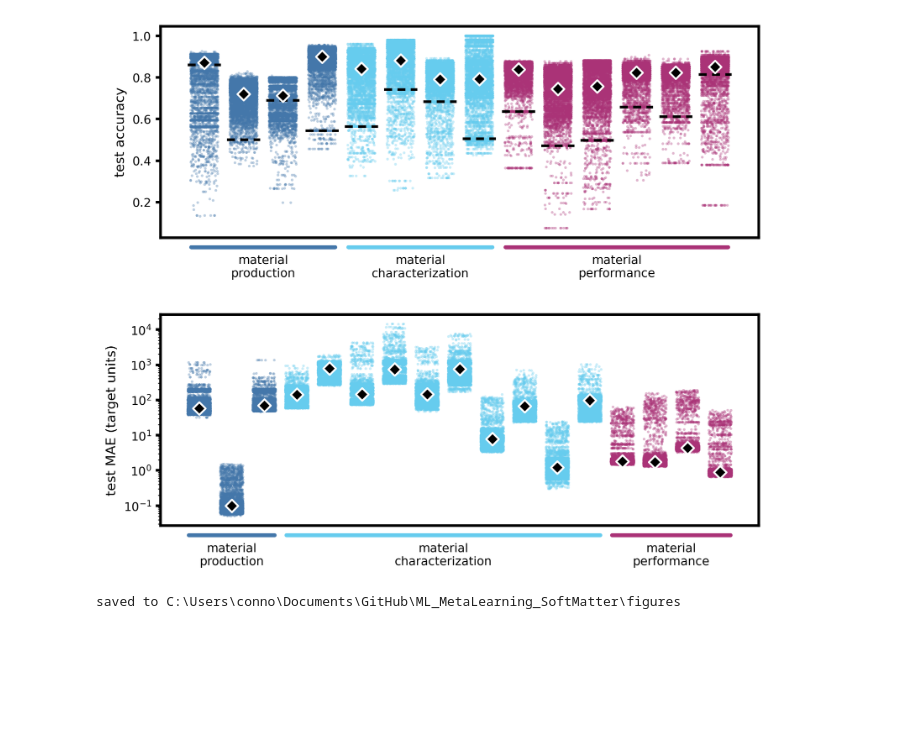
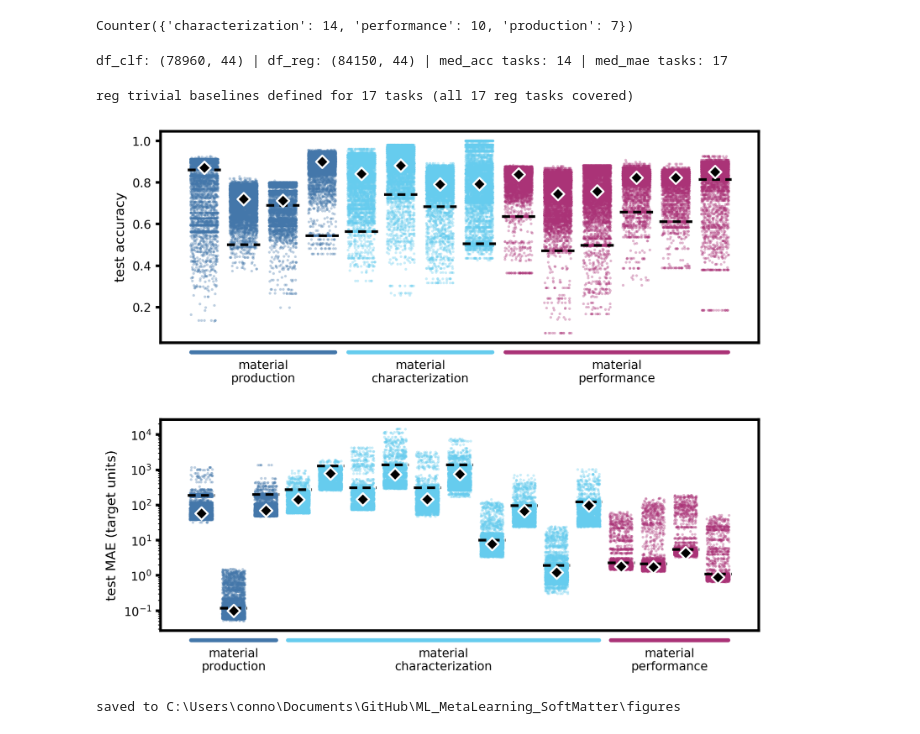
Before and after one commit to connor-verheyen/ML_MetaLearning_SoftMatter, a Jupyter notebook: notebooks/fig02_landscape.ipynb, the cells around one changed output. Drawn from its saved outputs; the diff is of its cells as text; code cells hidden in the pictures; blank space fills up the shorter version.

Commit message:
finalization of notebooks & outputs
confirmed data building & figure generation, finalized supplementary analyses, added readme

```diff
--- a/notebooks/fig02_landscape.ipynb
+++ b/notebooks/fig02_landscape.ipynb
@@ -28,3 +43,72 @@ loaded: 31 tasks | 14 clf | 17 reg | out_agg for 31 tasks
+# %%
+# --- domain mapping: task -> material-lifecycle domain (from task-name prefix) ---
+DOMAIN = {}
+for t in file_names:
+    if t.startswith('microgel'):
+        DOMAIN[t] = 'production'        # microgel = material production/processing
+    elif t.startswith('rheo'):
+        DOMAIN[t] = 'characterization'  # rheo = material property/characterization
+    elif t.startswith('ext'):
+        DOMAIN[t] = 'performance'       # ext = material performance/application
+    else:
+        DOMAIN[t] = 'other'
+
+# sanity check: every task mapped, no 'other'
+from collections import Counter
+print(Counter(DOMAIN.values()))   # expect production/characterization/performance counts, no 'other'
+# %% [output]
+Counter({'characterization': 14, 'performance': 10, 'production': 7})
+# %%
+# --- build the pooled per-panel dataframes + per-task medians for F2 ---
+import seaborn as sns
+
+# classification: pool all clf tasks' outer-test rows, tagged by task + domain
+df_clf = pd.concat([out_agg[t] for t in clf], keys=clf, names=['task','row']).reset_index()
+df_clf = df_clf[df_clf['fold']=='test']
+df_clf['domain'] = df_clf['task'].map(DOMAIN)
+
+# regression: same
+df_reg = pd.concat([out_agg[t] for t in reg], keys=reg, names=['task','row']).reset_index()
+df_reg = df_reg[df_reg['fold']=='test']
+df_reg['domain'] = df_reg['task'].map(DOMAIN)
+
+# per-task medians (the diamond markers)
+med_acc = df_clf.groupby('task', sort=False)['mean_accuracy'].median()
+med_mae = df_reg.groupby('task', sort=False)['mean_MAE'].median()
+
+print("df_clf:", df_clf.shape, "| df_reg:", df_reg.shape,
+      "| med_acc tasks:", len(med_acc), "| med_mae tasks:", len(med_mae))
+# %% [output]
+df_clf: (78960, 44) | df_reg: (84150, 44) | med_acc tasks: 14 | med_mae tasks: 17
+# %%
+# --- regression trivial baseline (mean-prediction MAE per task) ---
+# = mean absolute deviation of each task's target. Base target data lives with the
+# companion Paper 1 dataset (not duplicated here); values computed there and recorded below.
+reg_baseline = {
+    'ext_quant_avg_force':               2.2768,
+    'ext_quant_curves':                  2.1492,
+    'ext_quant_max_force':               5.5316,
+    'ext_quant_std_force':               1.0950,
+    'microgel_init_size':              188.1601,
+    'microgel_jamming_curves':           0.1187,
+    'microgel_size_evolution':         197.7942,
+    'rheo_osc_plateau_loss':           269.8571,
+    'rheo_osc_plateau_storage':       1262.0053,
+    'rheo_osc_strain_loss_curves':     307.4445,
+    'rheo_osc_strain_storage_curves': 1393.3929,
+    'rheo_osc_stress_loss_curves':     307.4445,
+    'rheo_osc_stress_storage_curves': 1393.3929,
+    'rheo_osc_yield_strain':            10.0280,
+    'rheo_osc_yield_stress':            95.1471,
+    'rheo_rot_shear_curves':             1.9391,
+    'rheo_rot_yield':                  123.8105,
+}
+# guard: every regression task in the figure has a baseline
+missing = [t for t in reg if t not in reg_baseline]
+assert not missing, f"missing baseline for: {missing}"
+print(f"reg trivial baselines defined for {len(reg_baseline)} tasks (all {len(reg)} reg tasks covered)")
+# %% [output]
+reg trivial baselines defined for 17 tasks (all 17 reg tasks covered)
 # %%
 import seaborn as sns
 from matplotlib.lines import Line2D
@@ -65,35 +149,36 @@ def panel(ax, df, order, ycol, medians, baseline=None):
     ax.tick_params(axis='x', length=0); ax.set_xlabel('')
 
     doms = [DOMAIN[t] for t in order]
     lbl = {'production':'material\nproduction', 'characterization':'material\ncharacterization',
            'performance':'material\nperformance'}
     BRACKET_Y = -0.045      # bracket sits further below the axis (was -0.015)
     LABEL_Y   = -0.08      # labels sit below the bracket with a gap (was -0.02)
     for d in ['production','characterization','performance']:
         idxs = [i for i,dd in enumerate(doms) if dd==d]
         if not idxs: continue
         c = (min(idxs)+max(idxs))/2
         col = domain_palette[d]                    # match the datapoint color
         ax.annotate(lbl[d], xy=(c, LABEL_Y), xycoords=('data','axes fraction'),
                     ha='center', va='top', fontsize=9, color='black',
                     annotation_clip=False)
         ax.annotate('', xy=(min(idxs)-0.4, BRACKET_Y), xytext=(max(idxs)+0.4, BRACKET_Y),
                     xycoords=('data','axes fraction'),
                     arrowprops=dict(arrowstyle='-', lw=3.0, color=col),
                     annotation_clip=False)
 
 
 maj = {t: basic_info.loc[basic_info['File_name']==t, 'Majority_class'].iloc[0] for t in order_clf}
 panel(ax0, df_clf, order_clf, 'mean_accuracy', med_acc, baseline=maj)
 ax0.set_ylabel('test accuracy')          # unitless, bounded 0-1
 
-panel(ax1, df_reg, order_reg, 'mean_MAE', med_mae)
+#panel(ax1, df_reg, order_reg, 'mean_MAE', med_mae)
+panel(ax1, df_reg, order_reg, 'mean_MAE', med_mae, baseline=reg_baseline)
 ax1.set_yscale('log')
 ax1.set_ylabel('test MAE (target units)')   # units noted per spec
 
 fig.tight_layout(h_pad=3.0)
 # %% [output]
-[figure, old version]
+[figure, new version]
 # %%
 from pathlib import Path
 figdir = REPO / "figures"; figdir.mkdir(exist_ok=True)
```
Also changed, not shown: parts of 1 cell of this notebook, 24 other files.
